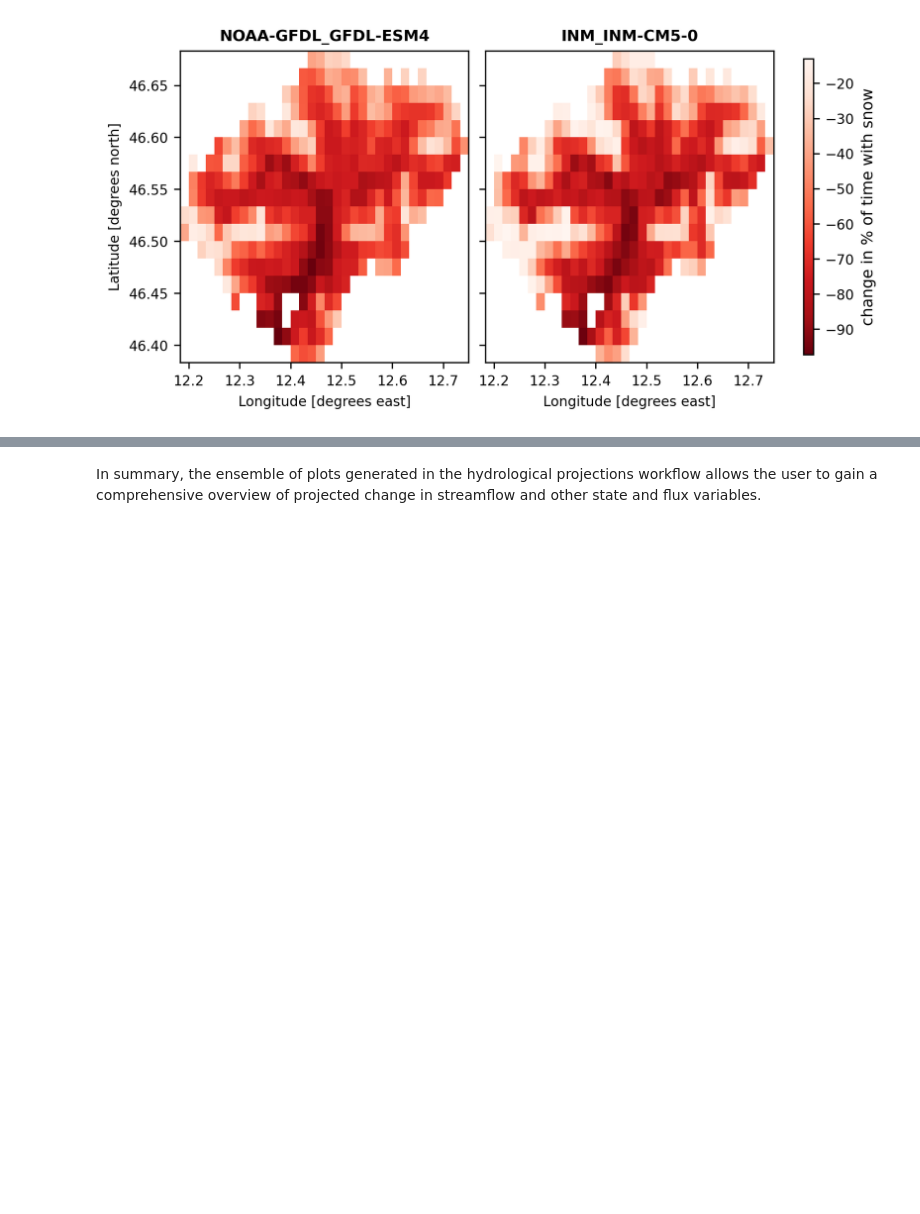
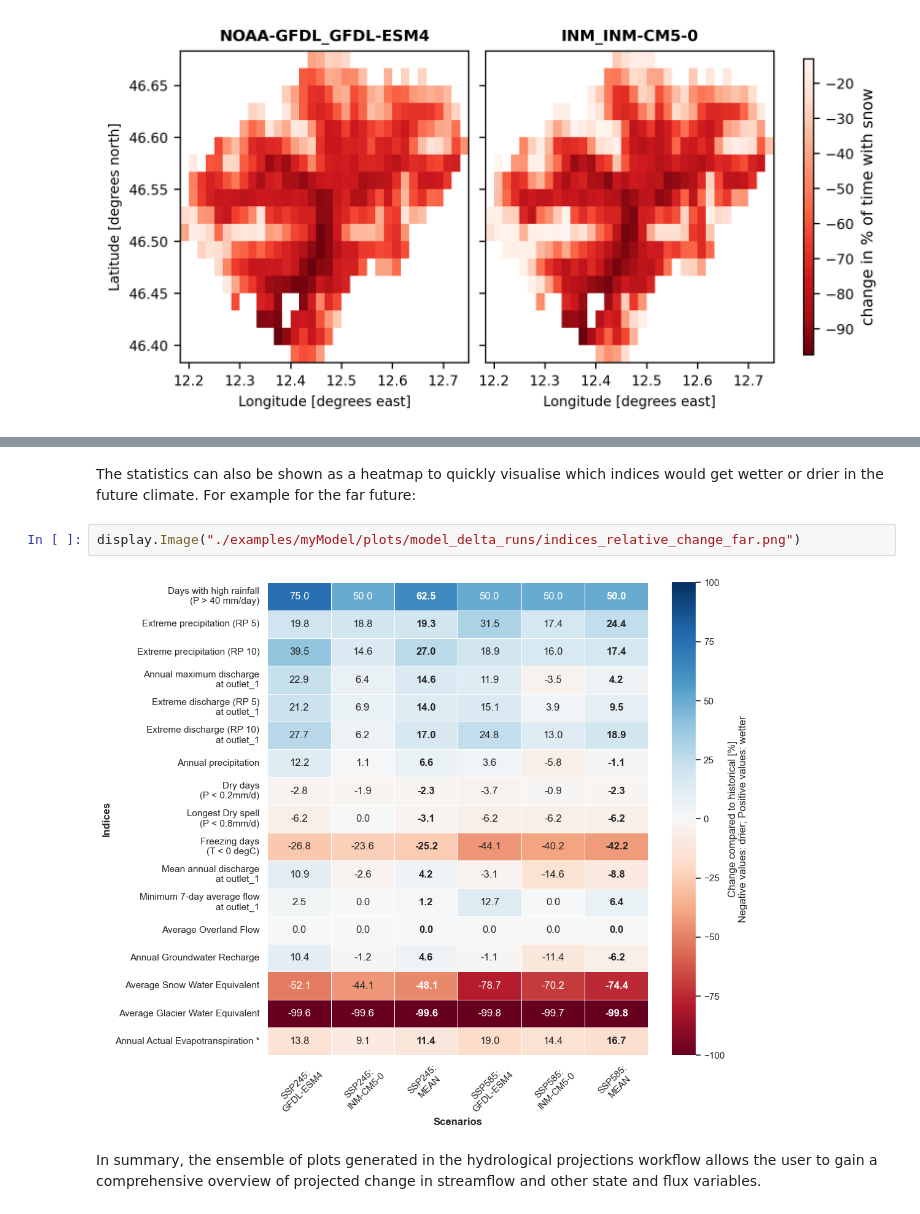
Before and after one commit to Deltares/blueearth_cst, a Jupyter notebook: docs/notebooks/Hydrological projections.ipynb, the cells around one changed output, grey strips where cells are left out. Saved outputs shown, nothing was run; the diff lists cells and outputs as text; blank space fills up the shorter version.

```diff
--- a/docs/notebooks/Hydrological projections.ipynb
+++ b/docs/notebooks/Hydrological projections.ipynb
@@ -248,2 +300,8 @@ display.Image("./examples/myModel/plots/model_delta_runs/other/snow_cover_ssp585
+# %% [markdown]
+The statistics can also be shown as a heatmap to quickly visualise which indices would get wetter or drier in the future climate. For example for the far future:
+# %%
+display.Image("./examples/myModel/plots/model_delta_runs/indices_relative_change_far.png")
+# %% [output]
+[figure, added]
 # %% [markdown]
 In summary, the ensemble of plots generated in the hydrological projections workflow allows the user to gain a comprehensive overview of projected change in streamflow and other state and flux variables.
```
Also changed, not shown: parts of 25 cells of this notebook, 12 other files.
